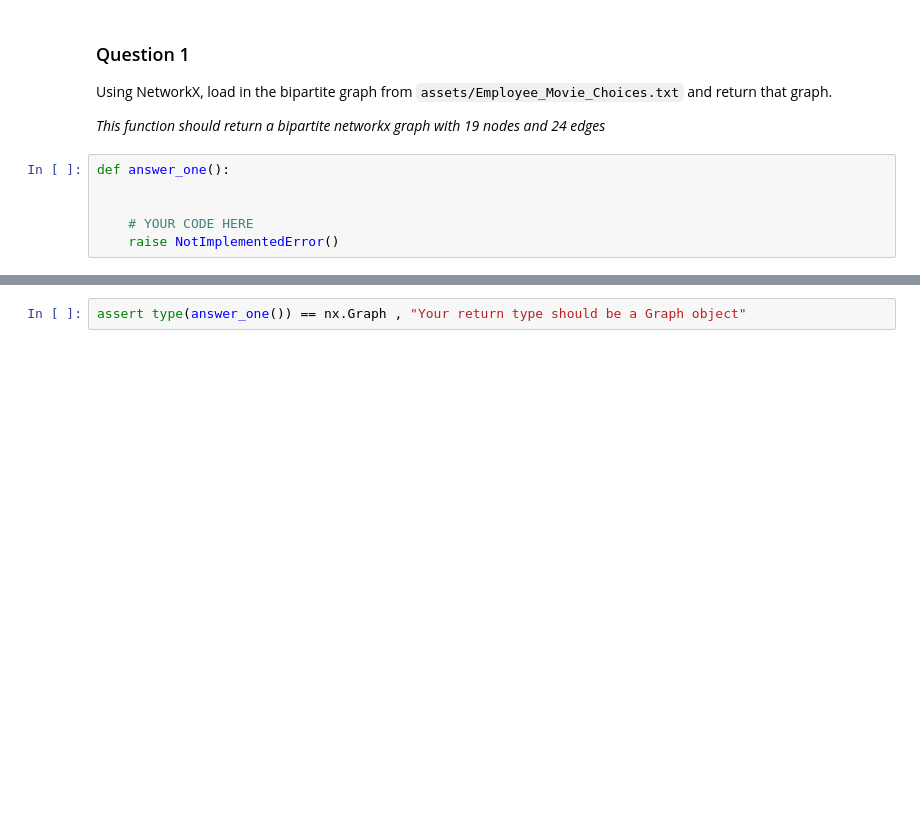
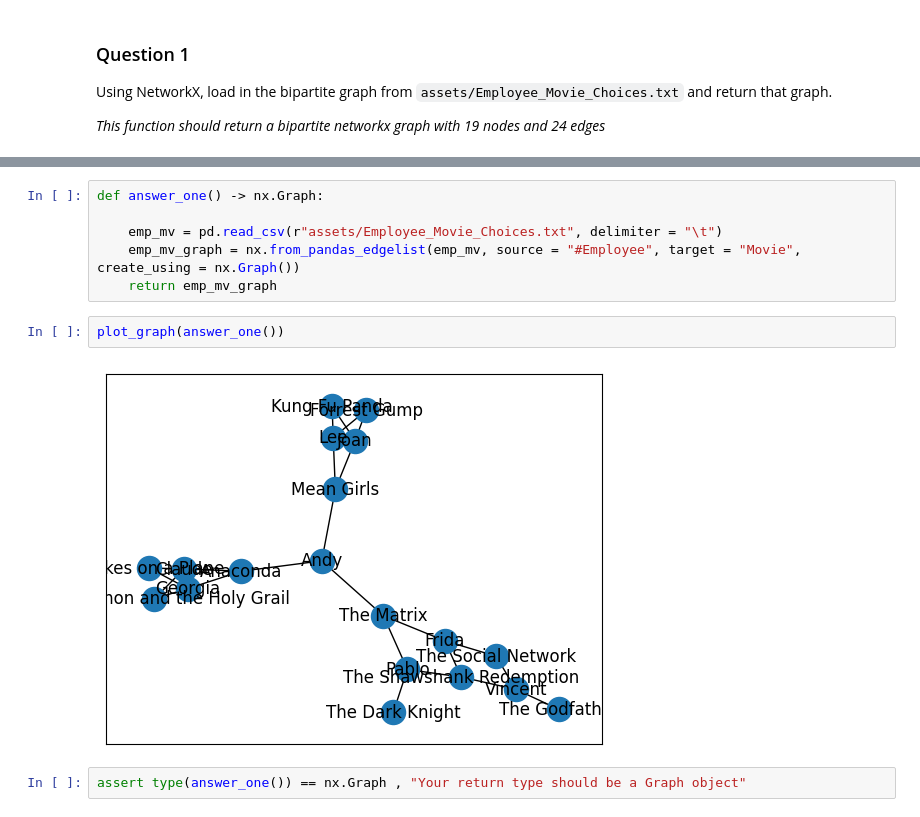
Before and after one commit to anoban/Applied-Social-Network-Analysis-in-Python, a Jupyter notebook: assignments/Assignment 1/assignment1.ipynb, the cells around one changed output, grey strips where cells are left out. Drawn from its saved outputs; the diff is of its cells as text; blank space fills up the shorter version.

```diff
--- a/assignments/Assignment 1/assignment1.ipynb
+++ b/assignments/Assignment 1/assignment1.ipynb
@@ -66,9 +66,3 @@ def plot_graph(G, weight_name=None):
 Using NetworkX, load in the bipartite graph from `assets/Employee_Movie_Choices.txt` and return that graph.
 
 *This function should return a bipartite networkx graph with 19 nodes and 24 edges*
-# %%
-def answer_one():
-
-
-    # YOUR CODE HERE
-    raise NotImplementedError()
@@ -75,3 +100,13 @@ def answer_one():
+# %%
+def answer_one() -> nx.Graph:
+
+    emp_mv = pd.read_csv(r"assets/Employee_Movie_Choices.txt", delimiter = "\t")
+    emp_mv_graph = nx.from_pandas_edgelist(emp_mv, source = "#Employee", target = "Movie", create_using = nx.Graph())
+    return emp_mv_graph
+# %%
+plot_graph(answer_one())
+# %% [output]
+[figure, added]
 # %%
 assert type(answer_one()) == nx.Graph , "Your return type should be a Graph object"
 # %% [markdown]
```
Also changed, not shown: parts of 29 cells of this notebook, 1 other file.
